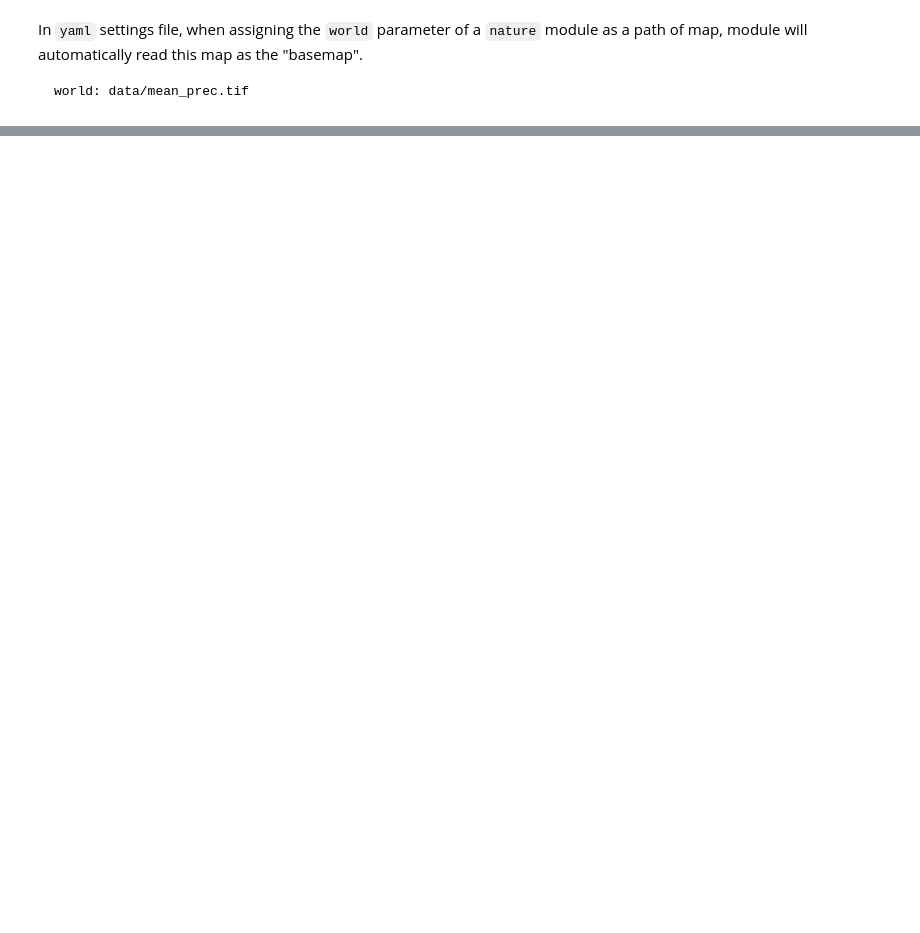
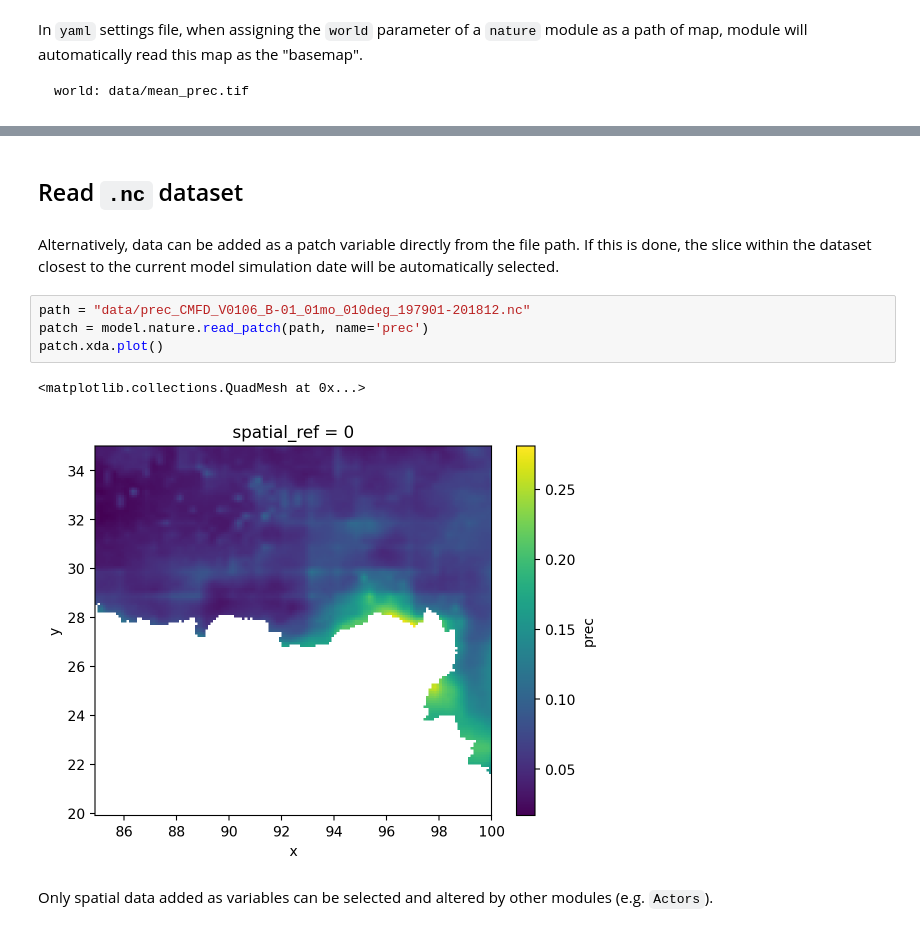
Before and after one commit to SongshGeoLab/ABSESpy, a Jupyter notebook: docs/notebooks/nature/geodata.ipynb, the cells around one changed output, grey strips where cells are left out. Cells and saved outputs as stored; diff of their text form; blank space fills up the shorter version.

```diff
--- a/docs/notebooks/nature/geodata.ipynb
+++ b/docs/notebooks/nature/geodata.ipynb
@@ -62,0 +58,13 @@ geo
+# %% [markdown]
+## Read `.nc` dataset
+# %% [markdown]
+Alternatively, data can be added as a patch variable directly from the file path. If this is done, the slice within the dataset closest to the current model simulation date will be automatically selected.
+# %%
+path = "data/prec_CMFD_V0106_B-01_01mo_010deg_197901-201812.nc"
+patch = model.nature.read_patch(path, name='prec')
+patch.xda.plot()
+# %% [output]
+<matplotlib.collections.QuadMesh at 0x...>
+[figure, added]
+# %% [markdown]
+Only spatial data added as variables can be selected and altered by other modules (e.g. `Actors`).
```
Also changed, not shown: parts of 12 cells of this notebook, 9 other files.
